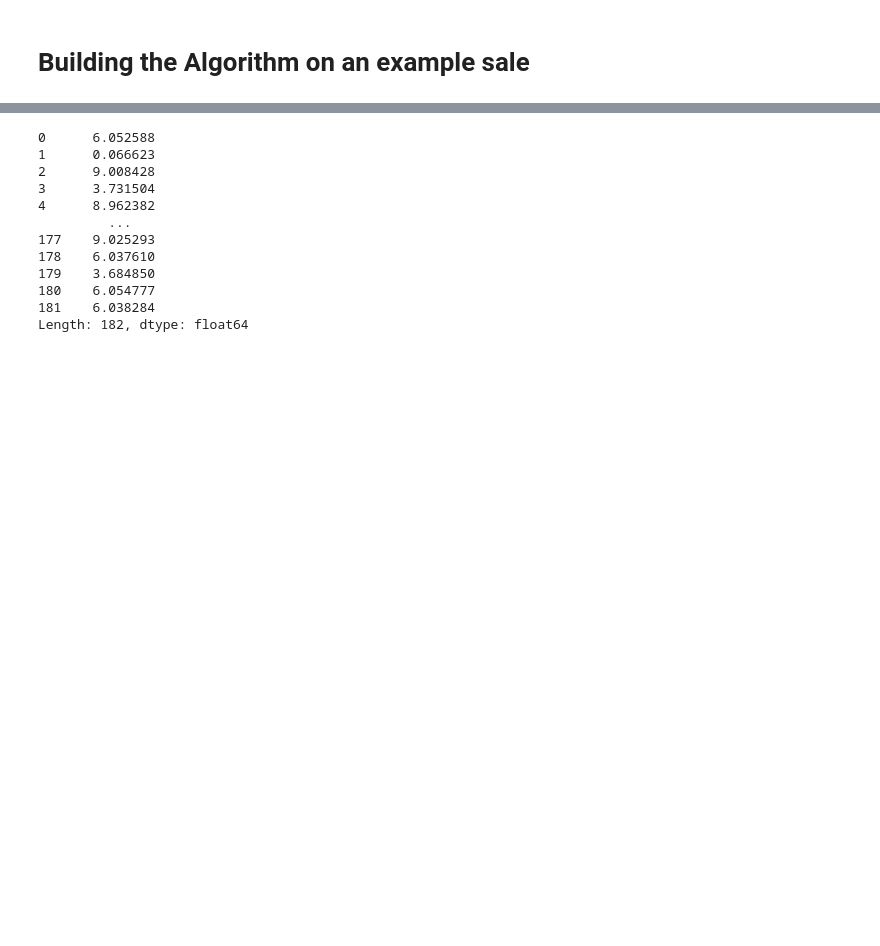
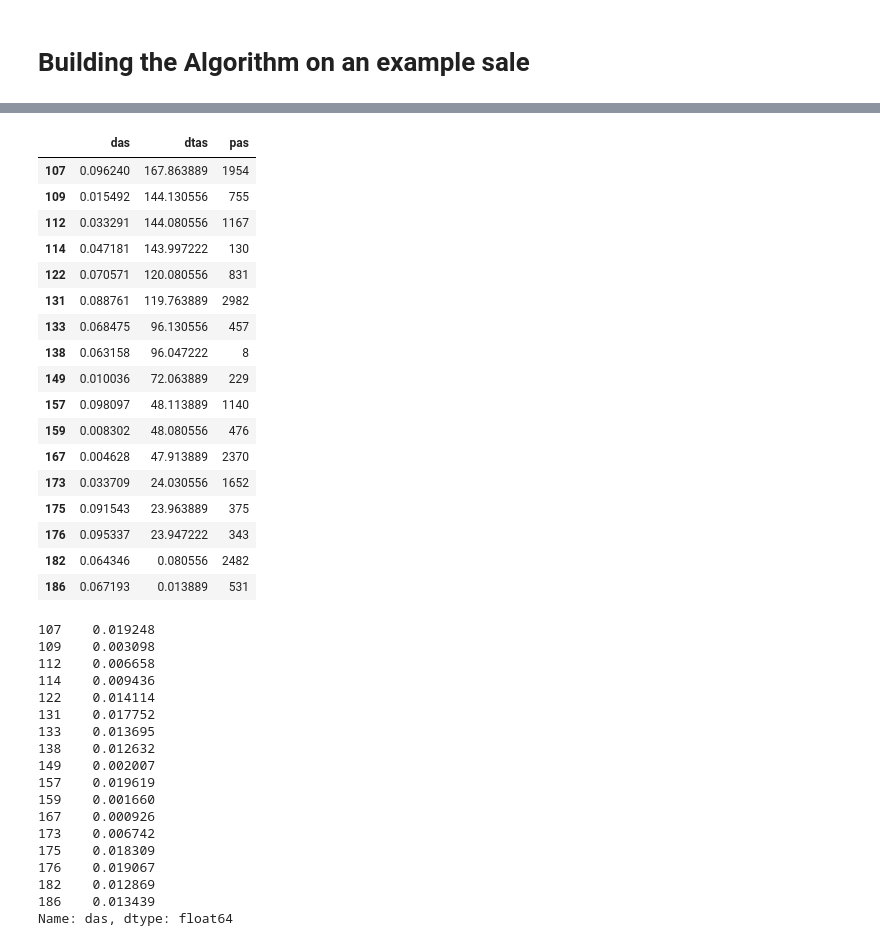
Before and after one commit to castares/effectiveness_by_campaign, a Jupyter notebook: data_exploration.ipynb, the cells around one changed output, grey strips where cells are left out. Drawn from its saved outputs; the diff is of its cells as text; code cells hidden in the pictures; blank space fills up the shorter version.

```diff
--- a/data_exploration.ipynb
+++ b/data_exploration.ipynb
@@ -89,3 +78,4 @@ campaigns_filtered_by_time = campaigns[(campaigns['timestamp'] - ex_sale['timest
 # %%
-campaigns_filtered_by_time.count()
+das = campaigns['geometry'].distance(ex_sale['geometry'])
+das
 # %% [output]
@@ -97,0 +94,3 @@ dtype: int64
+# %%
+dtas = pd.Series([(ex_sale['timestamp'] - campaign_timestamp)/3600000 for campaign_timestamp in campaigns['timestamp']])
+dtas
@@ -98,3 +110,4 @@ dtype: int64
 # %%
-campaign_by_time_distance =  campaigns_filtered_by_time[campaigns_filtered_by_time.distance(ex_sale['geometry']) <= 5]
+pas = campaigns['volume']
+pas
 # %% [output]
@@ -113,0 +126,7 @@ campaign_by_time_distance =  campaigns_filtered_by_time[campaigns_filtered_by_ti
+# %%
+stg_values = pd.DataFrame({
+        "das" : das,
+        "dtas": dtas,
+        "pas" : pas,
+    })
+stg_values
@@ -114,15 +147,46 @@ campaign_by_time_distance =  campaigns_filtered_by_time[campaigns_filtered_by_ti
+# %%
+ex_sale_values = stg_values[(stg_values['das']) <= dmax & (stg_values['dtas'] <= dtmax) & (stg_values['dtas'] > 0 )].copy()
+ex_sale_values
+# %% [output]
+|  | das | dtas | pas |
+| 107 | 0.096240 | 167.863889 | 1954 |
+| 109 | 0.015492 | 144.130556 | 755 |
+| 112 | 0.033291 | 144.080556 | 1167 |
+| 114 | 0.047181 | 143.997222 | 130 |
+| 122 | 0.070571 | 120.080556 | 831 |
+| 131 | 0.088761 | 119.763889 | 2982 |
+| 133 | 0.068475 | 96.130556 | 457 |
+| 138 | 0.063158 | 96.047222 | 8 |
+| 149 | 0.010036 | 72.063889 | 229 |
+| 157 | 0.098097 | 48.113889 | 1140 |
+| 159 | 0.008302 | 48.080556 | 476 |
+| 167 | 0.004628 | 47.913889 | 2370 |
+| 173 | 0.033709 | 24.030556 | 1652 |
+| 175 | 0.091543 | 23.963889 | 375 |
+| 176 | 0.095337 | 23.947222 | 343 |
+| 182 | 0.064346 | 0.080556 | 2482 |
+| 186 | 0.067193 | 0.013889 | 531 |
 # %%
-campaigns_filtered_by_time.distance(ex_sale['geometry']) <= 5
+numerators = ex_sale_values['pas']/((ex_sale_values['das']/dmax)**2 + (ex_sale_values['dtas']/dtmax)**2)
+numerators
+
+ex_sale_values['das']/dmax
 # %% [output]
-0      6.052588
-1      0.066623
-2      9.008428
-3      3.731504
-4      8.962382
-         ...
-177    9.025293
-178    6.037610
-179    3.684850
-180    6.054777
-181    6.038284
-Length: 182, dtype: float64
+107    0.019248
+109    0.003098
+112    0.006658
+114    0.009436
+122    0.014114
+131    0.017752
+133    0.013695
+138    0.012632
+149    0.002007
+157    0.019619
+159    0.001660
+167    0.000926
+173    0.006742
+175    0.018309
+176    0.019067
+182    0.012869
+186    0.013439
+Name: das, dtype: float64
```
Also changed, not shown: parts of 20 cells of this notebook.
